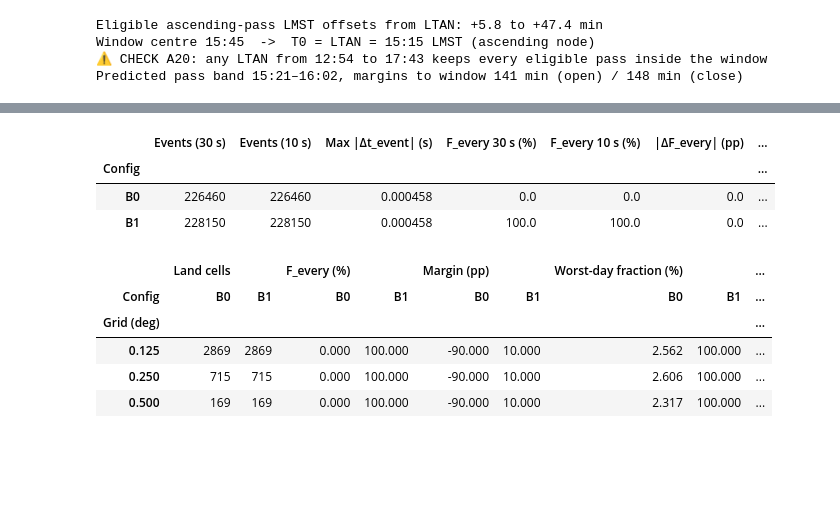
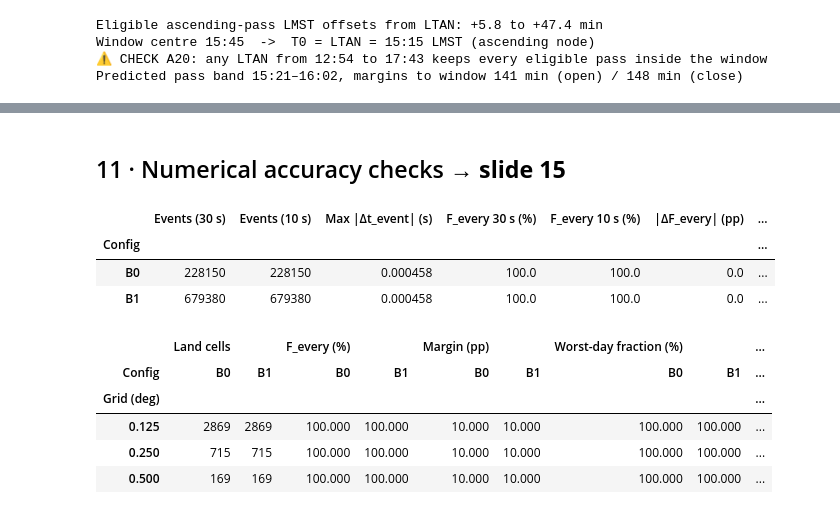
Before and after one commit to xaxier-n/AERO2705-Ass2, a Jupyter notebook: orbit_planning.ipynb, the cells around one changed output, grey strips where cells are left out. Drawn from its saved outputs; the diff is of its cells as text; code cells hidden in the pictures; blank space fills up the shorter version.

```diff
--- a/orbit_planning.ipynb
+++ b/orbit_planning.ipynb
@@ -864,0 +706,11 @@ The tracks below are the eligible (afternoon, ascending) passes for the first $k
+# %%
+RESULTS = {lab: evaluate_r1(FLEETS[lab], PAY[lab]['eta_acc_deg'], keep_events=True)
+           for lab in ('B0', 'B1')}
+R1_TABLE = pd.DataFrame([summarise(RESULTS[lab], lab) for lab in ('B0', 'B1')])
+display(R1_TABLE)
+save_table(R1_TABLE, 'r1_results')
+
+for lab in ('B0', 'B1'):
+    r = RESULTS[lab]
+    print(f"{lab}: eta_acc {r['eta_acc_deg']:.2f} deg, usable swath {PAY[lab]['usable_swath_km']:.0f} km, "
+          f"F_every {r['F_every_pct']:.2f} % ({r['margin_pp']:+.2f} pp) -> R1 {r['verdict']}")
@@ -965,0 +945,24 @@ Following the Lecture 2 decision rule (*refine until changes are small relative
+# %%
+# S1 figures: F_every against inclination deviation, and the season profile  -> slide 10
+fig, (axA, axB) = plt.subplots(1, 2, figsize=(13, 4))
+
+devs = sorted(S1)
+axA.plot(devs, [S1[d]['F_every_pct'] for d in devs], 'o-', color='#1f6fb2', lw=1.5, ms=4)
+axA.axhline(REQUIRED_PCT, color='k', lw=.9, ls='-.', label=f'R1 threshold {REQUIRED_PCT:.0f} %')
+axA.axvspan(-INC_DEV_DEG, INC_DEV_DEG, color='#197760', alpha=.12,
+            label=f'Sourced deviation ±{INC_DEV_DEG:.1f}°')
+axA.axvline(INC_TOL_POS, color='#c74924', lw=.9, ls=':')
+axA.axvline(INC_TOL_NEG, color='#c74924', lw=.9, ls=':',
+            label=f'Tolerance {INC_TOL_NEG:+.2f}° to {INC_TOL_POS:+.2f}°')
+axA.set_xlabel('Inclination deviation (deg)'); axA.set_ylabel('F_every (%)')
+axA.grid(alpha=.25); axA.legend(fontsize=8); axA.set_title('B0: derived inclination tolerance')
+
+for dev, c, ls in ((0.0, '#1f6fb2', '-'), (+INC_DEV_DEG, '#c74924', '--'),
+                   (-INC_DEV_DEG, '#197760', ':')):
+    axB.plot(np.arange(1, N_DAYS + 1), S1[dev]['daily_pct'], color=c, ls=ls, lw=1.4,
+             label=f'{dev:+.1f}°' if dev else 'nominal')
+axB.axhline(REQUIRED_PCT, color='k', lw=.9, ls='-.')
+axB.set_xlabel('Local day of season'); axB.set_ylabel('Land area reached (%)')
+axB.set_ylim(0, 105); axB.grid(alpha=.25); axB.legend(fontsize=8, ncol=3)
+axB.set_title(f'Season profile at the sourced ±{INC_DEV_DEG:.1f}°')
+save_fig(fig, 's1_inclination'); plt.show()
@@ -966,10 +1149,12 @@ Following the Lecture 2 decision rule (*refine until changes are small relative
+# %% [markdown]
+## 11 · Numerical accuracy checks → **slide 15**
 # %%
 # (1) Time-step refinement on a 0.5 deg grid (all land cells), physical design fixed
 grid05 = make_grid(0.5)
 rows = []
-for lab, o in ORBITS.items():
-    coarse = evaluate_r1(o, PAY[lab]['eta_acc_deg'], grid=grid05, step_s=30.0)
-    fine = evaluate_r1(o, PAY[lab]['eta_acc_deg'], grid=grid05, step_s=10.0)
+for lab, o in FLEETS.items():
+    coarse = evaluate_r1(o, PAY[lab]['eta_acc_deg'], grid=grid05, step_s=30.0, keep_events=True)
+    fine = evaluate_r1(o, PAY[lab]['eta_acc_deg'], grid=grid05, step_s=10.0, keep_events=True)
     ec, ef = coarse['events'], fine['events']
     same_count = len(ec) == len(ef)
     dt = np.abs(ec.t_s.values - ef.t_s.values).max() if same_count else np.nan
@@ -984,27 +1169,27 @@ save_table(STEP_CHECK, 'check_timestep')
 # %% [output]
 |  | Events (30 s) | Events (10 s) | Max |Δt_event| (s) | F_every 30 s (%) | F_every 10 s (%) | |ΔF_every| (pp) | ... |
 | Config |  |  |  |  |  |  | ... |
-| B0 | 226460 | 226460 | 0.000458 | 0.0 | 0.0 | 0.0 | ... |
-| B1 | 228150 | 228150 | 0.000458 | 100.0 | 100.0 | 0.0 | ... |
+| B0 | 228150 | 228150 | 0.000458 | 100.0 | 100.0 | 0.0 | ... |
+| B1 | 679380 | 679380 | 0.000458 | 100.0 | 100.0 | 0.0 | ... |
 # %%
 # (2) Grid refinement: 0.5, 0.25 (main), 0.125 deg
 rows = []
 for res in (0.5, 0.25, 0.125):
     g = GRID if res == GRID_RES_DEG else make_grid(res)
-    for lab, o in ORBITS.items():
-        r = RESULTS[lab] if res == GRID_RES_DEG else evaluate_r1(o, PAY[lab]['eta_acc_deg'], grid=g, keep_events=False)
+    for lab, o in FLEETS.items():
+        r = RESULTS[lab] if res == GRID_RES_DEG else evaluate_r1(o, PAY[lab]['eta_acc_deg'], grid=g)
         rows.append({'Grid (deg)': res, 'Land cells': int(g.land.sum()), 'Config': lab,
                      'F_every (%)': r['F_every_pct'], 'Margin (pp)': r['margin_pp'],
                      'Worst-day fraction (%)': r['daily_pct'].min(),
                      'Mean daily fraction (%)': r['daily_pct'].mean(), 'Verdict': r['verdict']})
 GRID_CHECK = pd.DataFrame(rows).pivot(index='Grid (deg)', columns='Config')
 with pd.option_context('display.float_format', '{:.3f}'.format):
     display(GRID_CHECK)
 save_table(GRID_CHECK, 'check_grid')
 # %% [output]
 |  | Land cells |  | F_every (%) |  | Margin (pp) |  | Worst-day fraction (%) |  | ... |
 | Config | B0 | B1 | B0 | B1 | B0 | B1 | B0 | B1 | ... |
 | Grid (deg) |  |  |  |  |  |  |  |  | ... |
-| 0.125 | 2869 | 2869 | 0.000 | 100.000 | -90.000 | 10.000 | 2.562 | 100.000 | ... |
-| 0.250 | 715 | 715 | 0.000 | 100.000 | -90.000 | 10.000 | 2.606 | 100.000 | ... |
-| 0.500 | 169 | 169 | 0.000 | 100.000 | -90.000 | 10.000 | 2.317 | 100.000 | ... |
+| 0.125 | 2869 | 2869 | 100.000 | 100.000 | 10.000 | 10.000 | 100.000 | 100.000 | ... |
+| 0.250 | 715 | 715 | 100.000 | 100.000 | 10.000 | 10.000 | 100.000 | 100.000 | ... |
+| 0.500 | 169 | 169 | 100.000 | 100.000 | 10.000 | 10.000 | 100.000 | 100.000 | ... |
```
Also changed, not shown: parts of 68 cells of this notebook, 1 other file.
